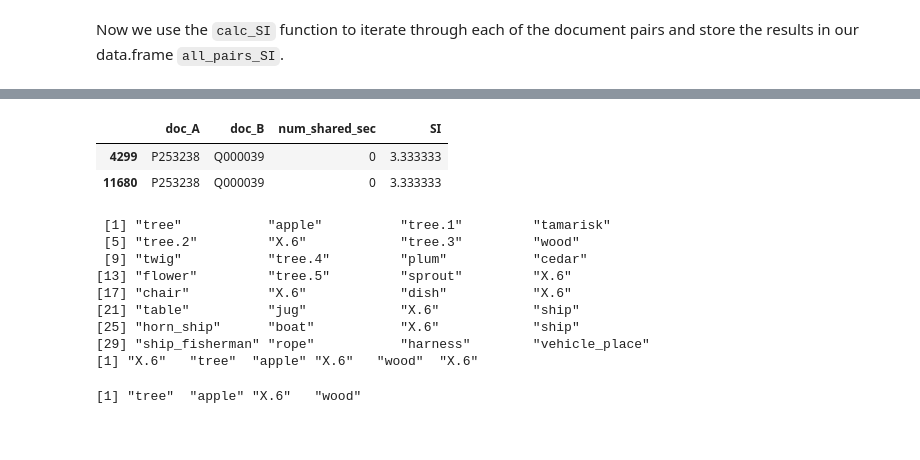
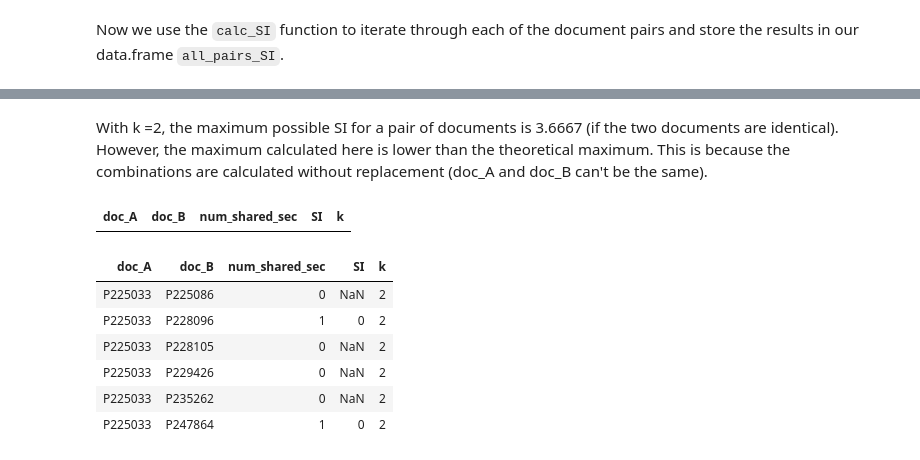
Before and after one commit to ErinBecker/digital-humanities-phylogenetics, a Jupyter notebook: scripts/04_analyze_section_order_R.ipynb, the cells around one changed output, grey strips where cells are left out. Drawn from its saved outputs; the diff is of its cells as text; code cells hidden in the pictures.

```diff
--- a/scripts/04_analyze_section_order_R.ipynb
+++ b/scripts/04_analyze_section_order_R.ipynb
@@ -343,24 +368,17 @@ summary(all_pairs_SI$SI)
-# %%
-all_pairs_SI[which(all_pairs_SI$SI == max(all_pairs_SI$SI, na.rm = TRUE)),]
-# %% [output]
-|  | doc_A | doc_B | num_shared_sec | SI |
-| 4299 | P253238 | Q000039 | 0 | 3.333333 |
-| 11680 | P253238 | Q000039 | 0 | 3.333333 |
-# %%
-A = doc_sections[["P459216"]]
-B = doc_sections[["P459226"]]
-
-print(A)
-print(B)
-intersect(A,B)
-# %% [output]
- [1] "tree"           "apple"          "tree.1"         "tamarisk"
- [5] "tree.2"         "X.6"            "tree.3"         "wood"
- [9] "twig"           "tree.4"         "plum"           "cedar"
-[13] "flower"         "tree.5"         "sprout"         "X.6"
-[17] "chair"          "X.6"            "dish"           "X.6"
-[21] "table"          "jug"            "X.6"            "ship"
-[25] "horn_ship"      "boat"           "X.6"            "ship"
-[29] "ship_fisherman" "rope"           "harness"        "vehicle_place"
-[1] "X.6"   "tree"  "apple" "X.6"   "wood"  "X.6"
-[1] "tree"  "apple" "X.6"   "wood"
+# %% [markdown]
+With k =2, the maximum possible SI for a pair of documents is 3.6667 (if the two documents are identical). However, the maximum calculated here is lower than the theoretical maximum. This is because the combinations are calculated without replacement (doc_A and doc_B can't be the same).
+# %%
+# Demonstration that doc_A and doc_B are never the same.
+all_pairs_SI[which(all_pairs_SI$doc_B == all_pairs_SI$doc_A),]
+# %% [output]
+| doc_A | doc_B | num_shared_sec | SI | k |
+# %%
+head(all_pairs_SI)
+# %% [output]
+| doc_A | doc_B | num_shared_sec | SI | k |
+| P225033 | P225086 | 0 | NaN | 2 |
+| P225033 | P228096 | 1 | 0 | 2 |
+| P225033 | P228105 | 0 | NaN | 2 |
+| P225033 | P229426 | 0 | NaN | 2 |
+| P225033 | P235262 | 0 | NaN | 2 |
+| P225033 | P247864 | 1 | 0 | 2 |
```
Also changed, not shown: parts of 20 cells of this notebook, 1 other file.
